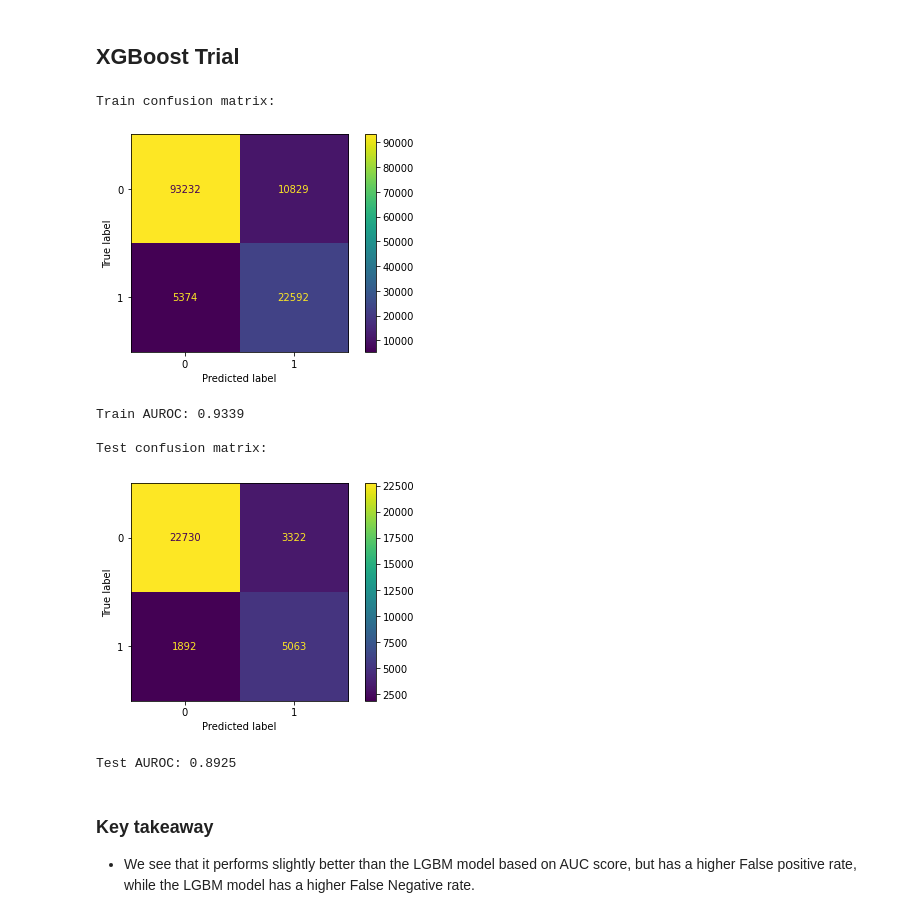
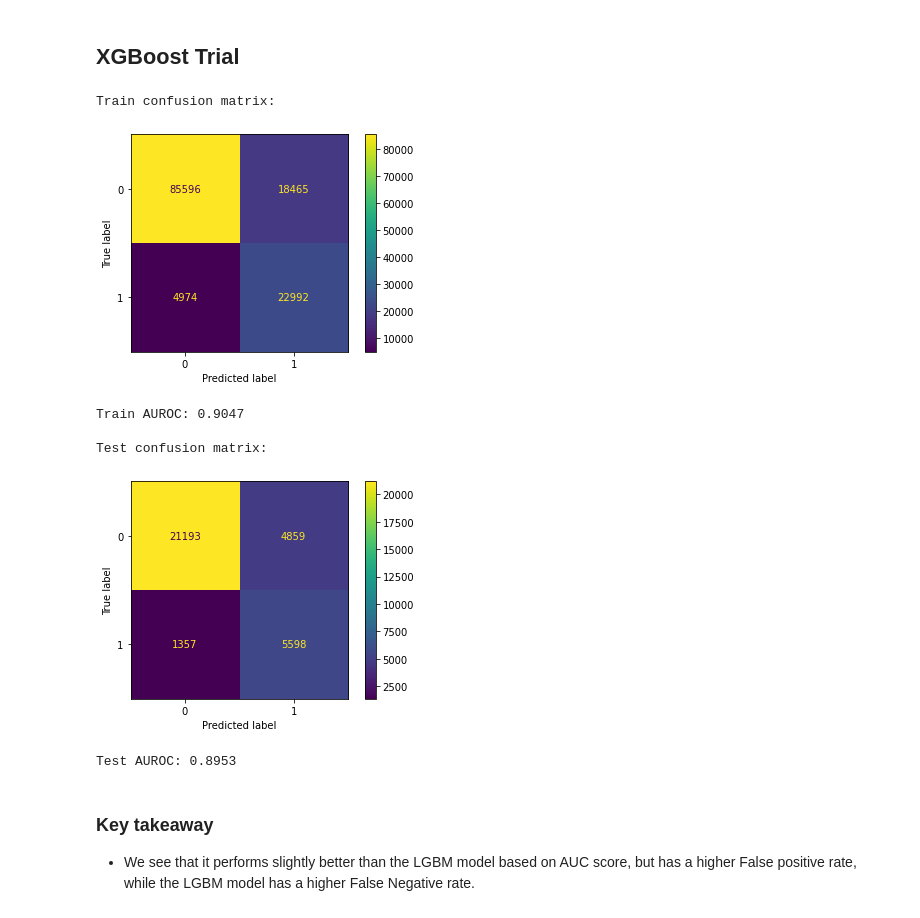
Before and after one commit to emsjoac2002/Kaggle_Playground_s4_e1, a Jupyter notebook: PS4E1.ipynb, the cells around one changed output. Saved outputs shown, nothing was run; the diff lists cells and outputs as text; code cells hidden in the pictures.

```diff
--- a/PS4E1.ipynb
+++ b/PS4E1.ipynb
@@ -450,7 +550,14 @@ study_lgbm.optimize(objective_lgbm, n_trials=50, show_progress_bar=True)
+# %%
+lgbm_params = study_lgbm.best_params
+
+lgbm_params['objective'] = 'binary'
+lgbm_params['metric'] = 'auc'
+lgbm_params['boosting_type'] = 'gbdt'
+lgbm_params['verbose'] = -1
 # %% [markdown]
 Adjust the model to training data.
 # %%
-best_model = LGBMClassifier(**study_lgbm.best_params, verbose = -1)
+best_model = LGBMClassifier(**lgbm_params)
 
 best_model.fit(X_train,y_train)
 # %% [output]
@@ -605,7 +725,7 @@ We see that adding Geography_Spain/Geography_France as a feature does not improv
 X_train.drop("Geography_Spain", axis = 1, inplace = True)
 X_test.drop("Geography_Spain", axis = 1, inplace = True)
 # %%
-best_model = LGBMClassifier(**study_lgbm.best_params, verbose = -1)
+best_model = LGBMClassifier(**lgbm_params)
 
 best_model.fit(X_train,y_train)
 # %% [output]
@@ -688,5 +806,12 @@ study_xgb.optimize(objective_xgb, n_trials=50, show_progress_bar=True)
+# %%
+xgb_params = study_xgb.best_params
+
+xgb_params['objective'] = 'binary:logistic'
+xgb_params['booster'] = 'gbtree'
+xgb_params['verbosity'] = 0
+xgb_params['random_state'] = 42
 # %%
-best_model = XGBClassifier(**study_xgb.best_params, verbose = -1)
+best_model = XGBClassifier(**xgb_params, verbose = -1)
 
 best_model.fit(X_train,y_train)
 
@@ -694,37 +819,37 @@ print("Train confusion matrix:")
 
 cm = confusion_matrix(y_train, pd.Series(best_model.predict(X_train),index = y_train.index))
 
 conf_matrix = ConfusionMatrixDisplay(cm,display_labels = [0,1])
 
 conf_matrix.plot()
 
 plt.show()
 
 predictions = best_model.predict(X_test)
 
 print(f"Train AUROC: {roc_auc_score(y_train,best_model.predict_proba(X_train)[:,1]):.4f}")
 print("")
 
 print("Test confusion matrix:")
 
 cm = confusion_matrix(y_test, pd.Series(predictions,index = y_test.index))
 
 conf_matrix = ConfusionMatrixDisplay(cm,display_labels = [0,1])
 
 conf_matrix.plot()
 
 plt.show()
 
 print("")
 print(f"Test AUROC: {roc_auc_score(y_test,best_model.predict_proba(X_test)[:,1]):.4f}")
 # %% [output]
 Train confusion matrix:
-[figure, old version]
+[figure, new version]
-Train AUROC: 0.9339
+Train AUROC: 0.9047
 
 Test confusion matrix:
-[figure, old version]
+[figure, new version]
-Test AUROC: 0.8925
+Test AUROC: 0.8953
 # %% [markdown]
 ### Key takeaway
 
```
Also changed, not shown: parts of 46 cells of this notebook.
